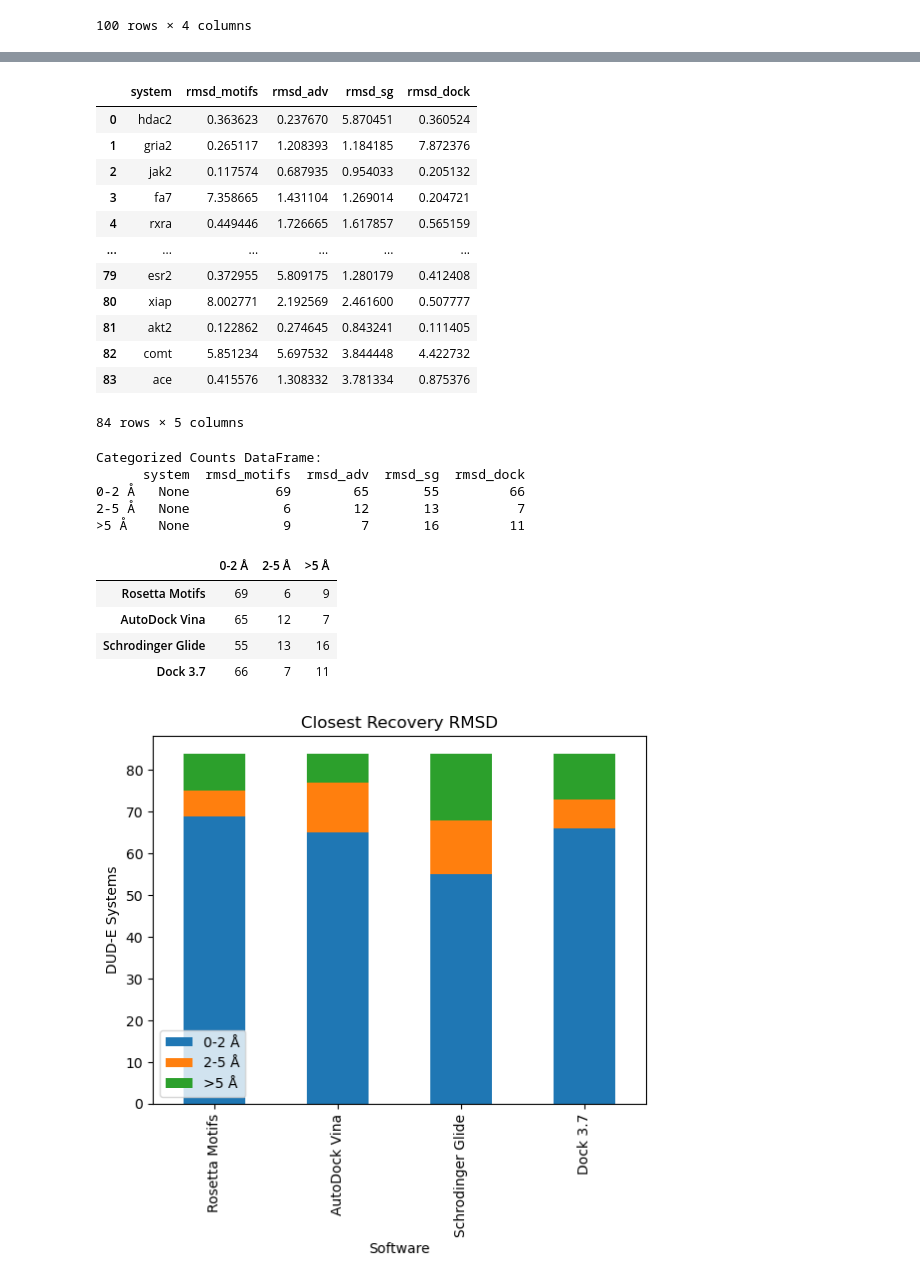
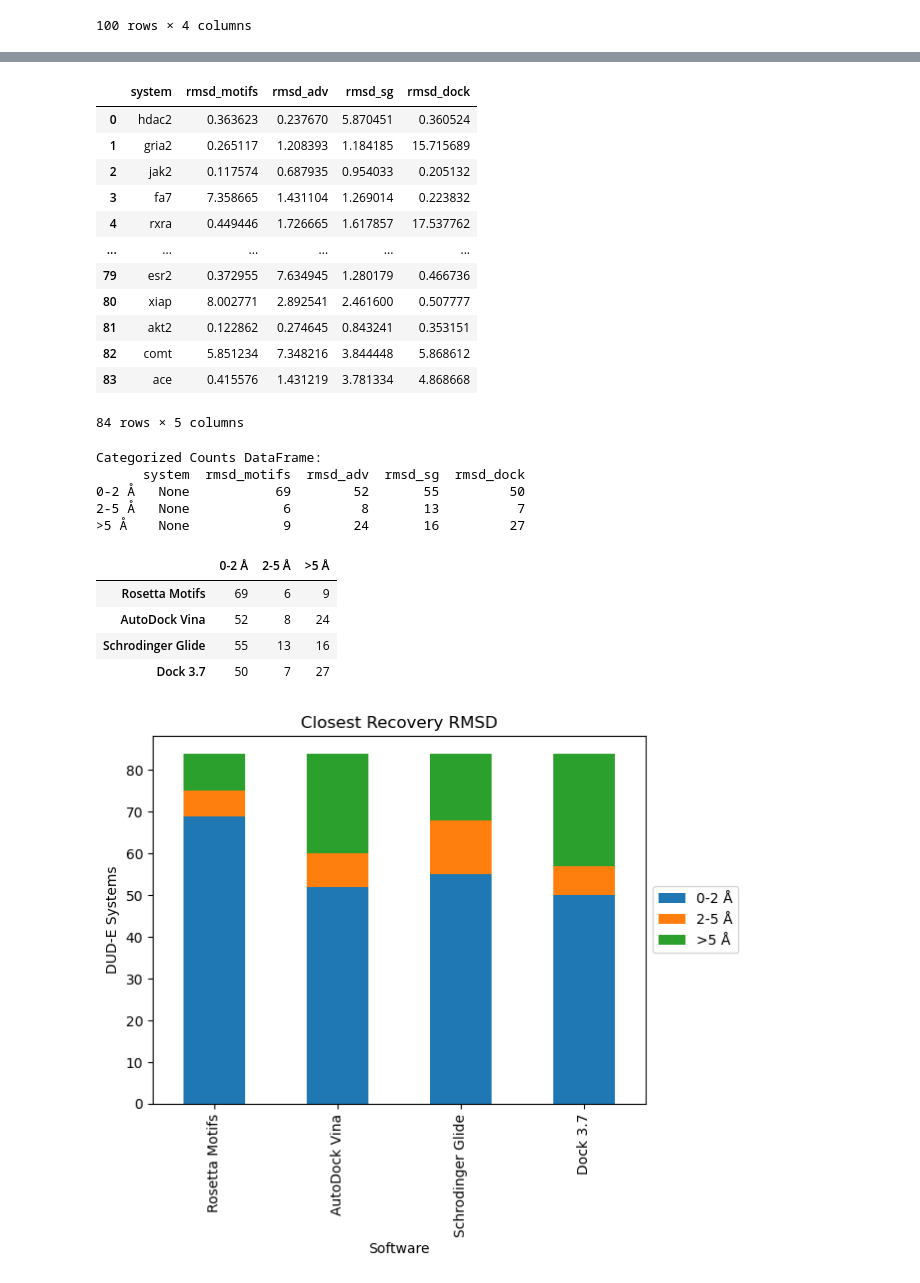
Before and after one commit to toadlover/thyme_lab_internship_2024, a Jupyter notebook: jupyter_notebooks/all_software_comparison_top_1_single_best_motifs_placements.ipynb, the cells around one changed output, grey strips where cells are left out. Cells and saved outputs as stored; diff of their text form; code cells hidden in the pictures.

Commit message:
updating dock6 notebook, as it had outdated data

```diff
--- a/jupyter_notebooks/all_software_comparison_top_1_single_best_motifs_placements.ipynb
+++ b/jupyter_notebooks/all_software_comparison_top_1_single_best_motifs_placements.ipynb
@@ -24,7 +24,7 @@ motifs_df
 85 rows × 3 columns
 # %%
 #initial read and print of AutoDock Vina dataframe
-ad_df = pd.read_csv("../AutoDock_Vina/ADV_best_rmsds.csv",header=None)
+ad_df = pd.read_csv("../AutoDock_Vina/ADV_best_rmsds_top_1.csv",header=None)
 ad_df
 # %% [output]
 |  | 0 | 1 |
@@ -195,7 +195,7 @@ merged_df
 84 rows × 4 columns
 # %%
 #read in the Dock 3.7 data
-dock_df = pd.read_csv("../dock6/output_files/dock6_best_rmsds.csv")
+dock_df = pd.read_csv("../dock6/dock6_best_rmsds_top_1.csv")
 dock_df
 # %% [output]
 |  | system | rmsd |
@@ -254,16 +254,16 @@ merged_df
 # %% [output]
 |  | system | rmsd_motifs | rmsd_adv | rmsd_sg | rmsd_dock |
 | 0 | hdac2 | 0.363623 | 0.237670 | 5.870451 | 0.360524 |
-| 1 | gria2 | 0.265117 | 1.208393 | 1.184185 | 7.872376 |
+| 1 | gria2 | 0.265117 | 1.208393 | 1.184185 | 15.715689 |
 | 2 | jak2 | 0.117574 | 0.687935 | 0.954033 | 0.205132 |
-| 3 | fa7 | 7.358665 | 1.431104 | 1.269014 | 0.204721 |
-| 4 | rxra | 0.449446 | 1.726665 | 1.617857 | 0.565159 |
+| 3 | fa7 | 7.358665 | 1.431104 | 1.269014 | 0.223832 |
+| 4 | rxra | 0.449446 | 1.726665 | 1.617857 | 17.537762 |
 | ... | ... | ... | ... | ... | ... |
-| 79 | esr2 | 0.372955 | 5.809175 | 1.280179 | 0.412408 |
-| 80 | xiap | 8.002771 | 2.192569 | 2.461600 | 0.507777 |
-| 81 | akt2 | 0.122862 | 0.274645 | 0.843241 | 0.111405 |
-| 82 | comt | 5.851234 | 5.697532 | 3.844448 | 4.422732 |
-| 83 | ace | 0.415576 | 1.308332 | 3.781334 | 0.875376 |
+| 79 | esr2 | 0.372955 | 7.634945 | 1.280179 | 0.466736 |
+| 80 | xiap | 8.002771 | 2.892541 | 2.461600 | 0.507777 |
+| 81 | akt2 | 0.122862 | 0.274645 | 0.843241 | 0.353151 |
+| 82 | comt | 5.851234 | 7.348216 | 3.844448 | 5.868612 |
+| 83 | ace | 0.415576 | 1.431219 | 3.781334 | 4.868668 |
 84 rows × 5 columns
 # %%
 #bin the placements
@@ -285,9 +285,9 @@ print(categorized_counts)
 # %% [output]
 Categorized Counts DataFrame:
       system  rmsd_motifs  rmsd_adv  rmsd_sg  rmsd_dock
-0-2 Å   None           69        65       55         66
-2-5 Å   None            6        12       13          7
->5 Å    None            9         7       16         11
+0-2 Å   None           69        52       55         50
+2-5 Å   None            6         8       13          7
+>5 Å    None            9        24       16         27
 # %%
 #rename columns
 categorized_counts.columns = ['system','Rosetta Motifs', 'AutoDock Vina', 'Schrodinger Glide', 'Dock 3.7']
@@ -300,18 +300,26 @@ t_categorized_counts
 # %% [output]
 |  | 0-2 Å | 2-5 Å | >5 Å |
 | Rosetta Motifs | 69 | 6 | 9 |
-| AutoDock Vina | 65 | 12 | 7 |
+| AutoDock Vina | 52 | 8 | 24 |
 | Schrodinger Glide | 55 | 13 | 16 |
-| Dock 3.7 | 66 | 7 | 11 |
+| Dock 3.7 | 50 | 7 | 27 |
 # %%
 # Plot the data
 ax = t_categorized_counts.plot(kind='bar', stacked=True)
 
 # Add labels and title
 ax.set_xlabel('Software')
 ax.set_ylabel('DUD-E Systems')
 ax.set_title('Closest Recovery RMSD')
 
+# Adjust the plot to create space for the subtitle
+#plt.subplots_adjust(top=0.85)
+# Add subtitle (works in Matplotlib 3.4+)
+#plt.text(0.5, 0.94, 'Single Best ddG Placement', ha='center', va='center', transform=plt.gcf().transFigure, fontsize=10)
+
+# Move legend outside the plot
+ax.legend(loc='center left', bbox_to_anchor=(1.0, 0.5))
+
 plt.show()
 # %% [output]
-[figure, old version]
+[figure, new version]
```
Also changed, not shown: parts of 9 cells of this notebook, 4 other files.
